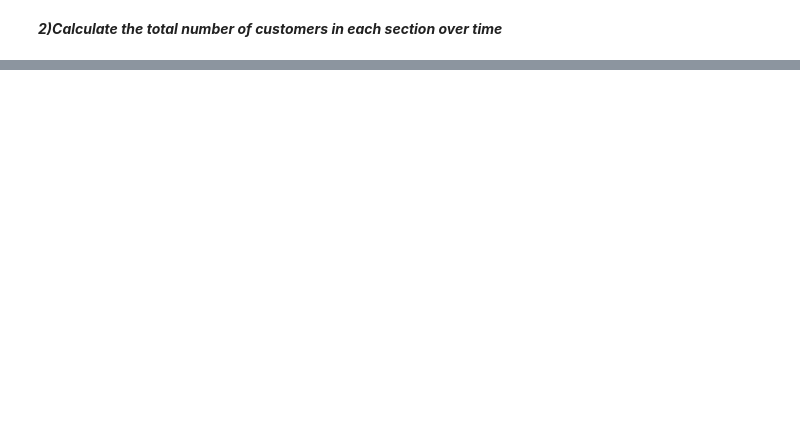
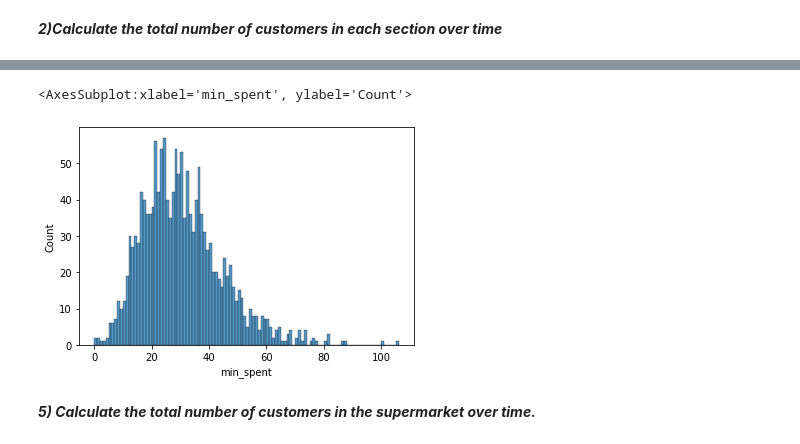
Before and after one commit to abhisrn1986/SupermarketSimulation, a Jupyter notebook: MarkovSimulation/data_exploration.ipynb, the cells around one changed output, grey strips where cells are left out. Saved outputs shown, nothing was run; the diff lists cells and outputs as text; code cells hidden in the pictures; blank space fills up the shorter version.

```diff
--- a/MarkovSimulation/data_exploration.ipynb
+++ b/MarkovSimulation/data_exploration.ipynb
@@ -144,0 +294,7 @@ sns.lineplot(df.index.hour,df["customer_no"],hue=df["location"])
+# %%
+time_spent=time_spent.merge(temp,how="inner",on="customer_no")
+# %%
+time_spent.drop(["timestamp_x","timestamp_y","weekday"],axis=1,inplace=True)
+# %%
+time_spent.drop_duplicates(inplace=True)
+time_spent
@@ -144,0 +315,2 @@ sns.lineplot(df.index.hour,df["customer_no"],hue=df["location"])
+# %%
+time_spent["min_spent"]=time_spent["min_spent"] / np.timedelta64(1, 'm')
@@ -144,0 +354,7 @@ sns.lineplot(df.index.hour,df["customer_no"],hue=df["location"])
+# %%
+sns.histplot(data=time_spent['min_spent'],binwidth=1)
+# %% [output]
+<AxesSubplot:xlabel='min_spent', ylabel='Count'>
+[figure, added]
+# %% [markdown]
+***5) Calculate the total number of customers in the supermarket over time.***
```
Also changed, not shown: parts of 26 cells of this notebook.
